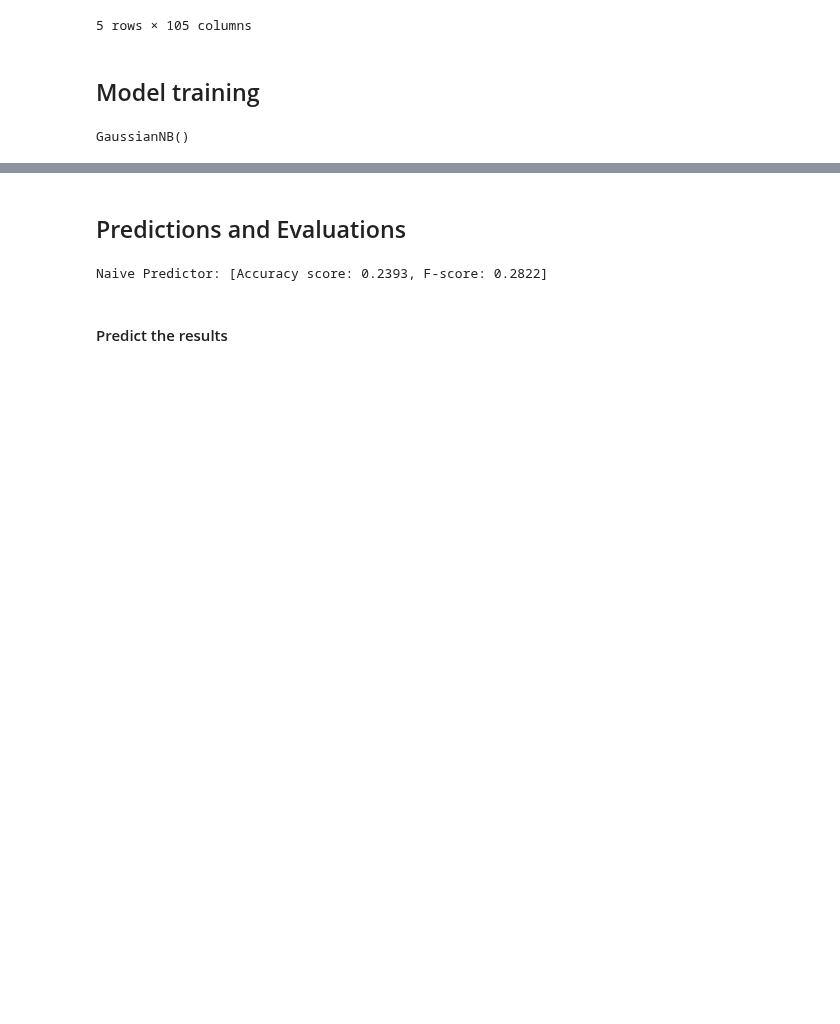
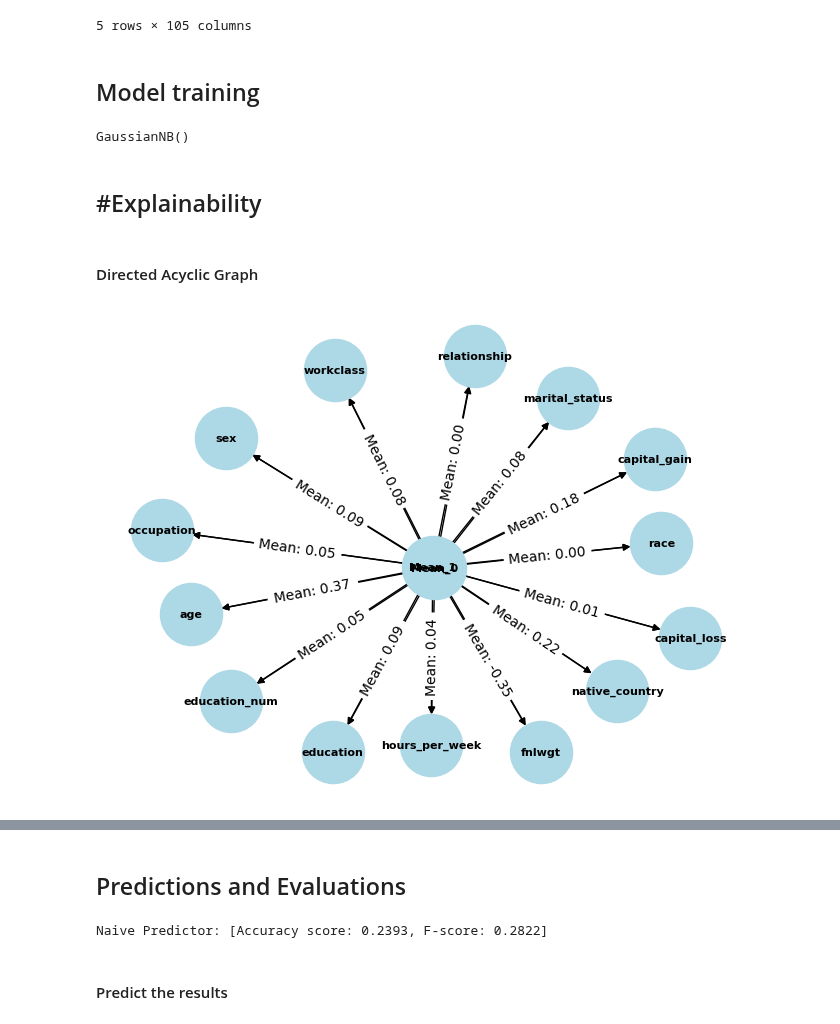
Before and after one commit to eva-f00/bayes_xml, a Jupyter notebook: Naive Bayes Classifier.ipynb, the cells around one changed output, grey strips where cells are left out. Cells and saved outputs as stored; diff of their text form; code cells hidden in the pictures; blank space fills up the shorter version.

Commit message:
+ explainability in terms of the dataset

```diff
--- a/Naive Bayes Classifier.ipynb
+++ b/Naive Bayes Classifier.ipynb
@@ -642,3 +645,38 @@ gnb = GaussianNB()
 gnb.fit(X_train, y_train)
 # %% [output]
 GaussianNB()
+# %% [markdown]
+<h2>#Explainability
+# %% [markdown]
+<h4> Directed Acyclic Graph
+# %%
+import networkx as nx
+
+# Get mean for each feature and class
+means = gnb.theta_
+
+# Get feature names
+feature_names = X.columns
+
+# Create a directed graph using networkx
+G = nx.DiGraph()
+
+# Add nodes for features
+for feature in feature_names:
+    G.add_node(feature)
+
+# Add edges based on conditional dependencies
+for i, feature in enumerate(feature_names):
+    for j, class_label in enumerate(['0', '1']):
+        mean_label = f'Mean_{class_label}'
+        G.add_node(mean_label)
+        G.add_edge(mean_label, feature, label=f'Mean: {means[j, i]:.2f}')
+
+# Visualize the graph
+pos = nx.spring_layout(G)
+labels = nx.get_edge_attributes(G, 'label')
+nx.draw(G, pos, with_labels=True, font_weight='bold', node_size=2000, node_color='lightblue', font_size=8)
+nx.draw_networkx_edge_labels(G, pos, edge_labels=labels)
+plt.show()
+# %% [output]
+[figure, added]
```
Also changed, not shown: parts of 7 cells of this notebook.
